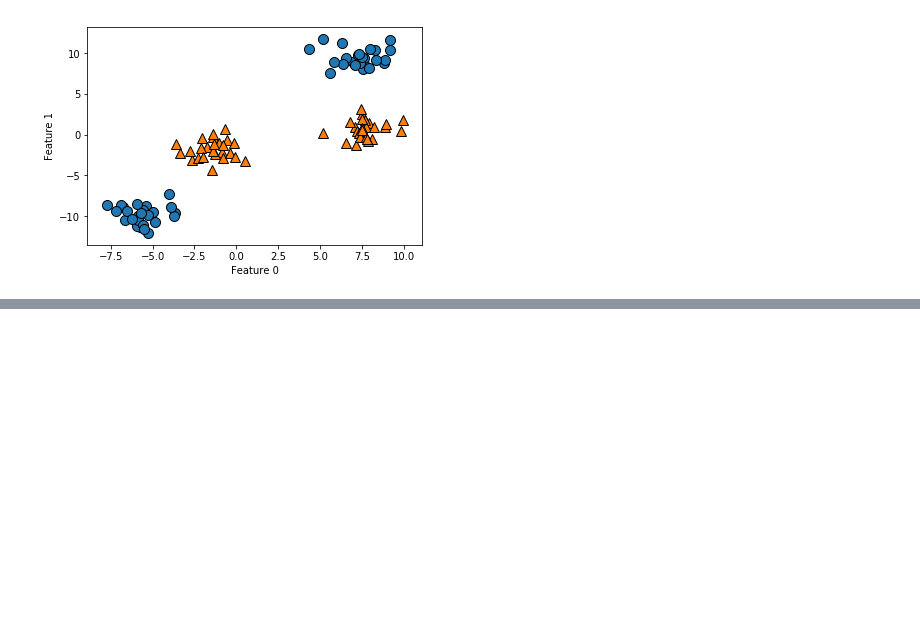
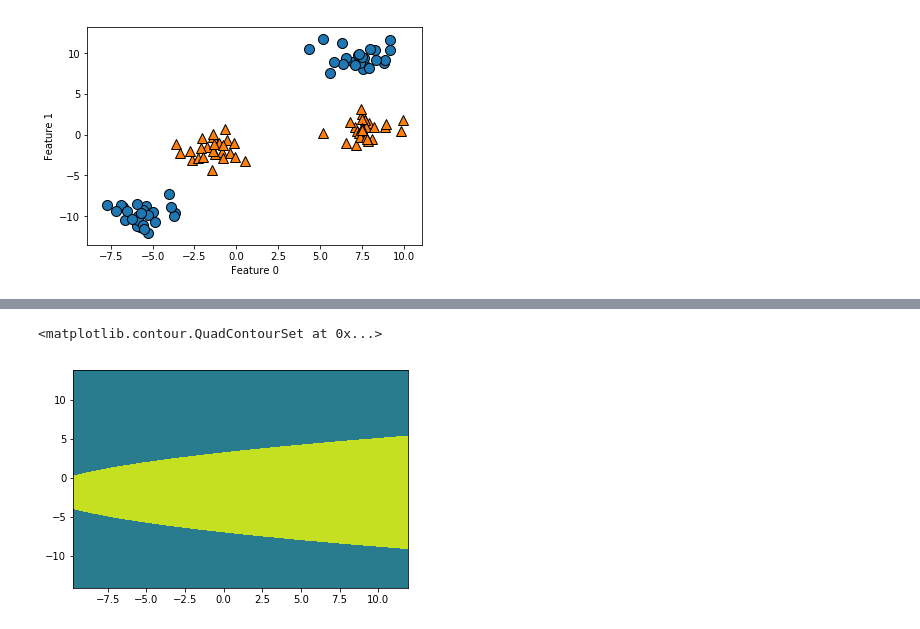
Before and after one commit to zhangminvip/machine_learning, a Jupyter notebook: linear_model/kernelized_support_vector_machine.ipynb, the cells around one changed output, grey strips where cells are left out. Saved outputs shown, nothing was run; the diff lists cells and outputs as text; code cells hidden in the pictures; blank space fills up the shorter version.

```diff
--- a/linear_model/kernelized_support_vector_machine.ipynb
+++ b/linear_model/kernelized_support_vector_machine.ipynb
@@ -46,0 +88,7 @@ Text(0.5,0,'feature1 **2')
+# %%
+ZZ = YY ** 2
+dec = linear_scm_3d.decision_function(np.c_[XX.ravel(),YY.ravel(),ZZ.ravel()])
+plt.contourf(XX,YY,dec.reshape(XX.shape), levels = [dec.min(),0, dec.max()],cmap)
+# %% [output]
+<matplotlib.contour.QuadContourSet at 0x...>
+[figure, added]
```
Also changed, not shown: parts of 3 cells of this notebook.
